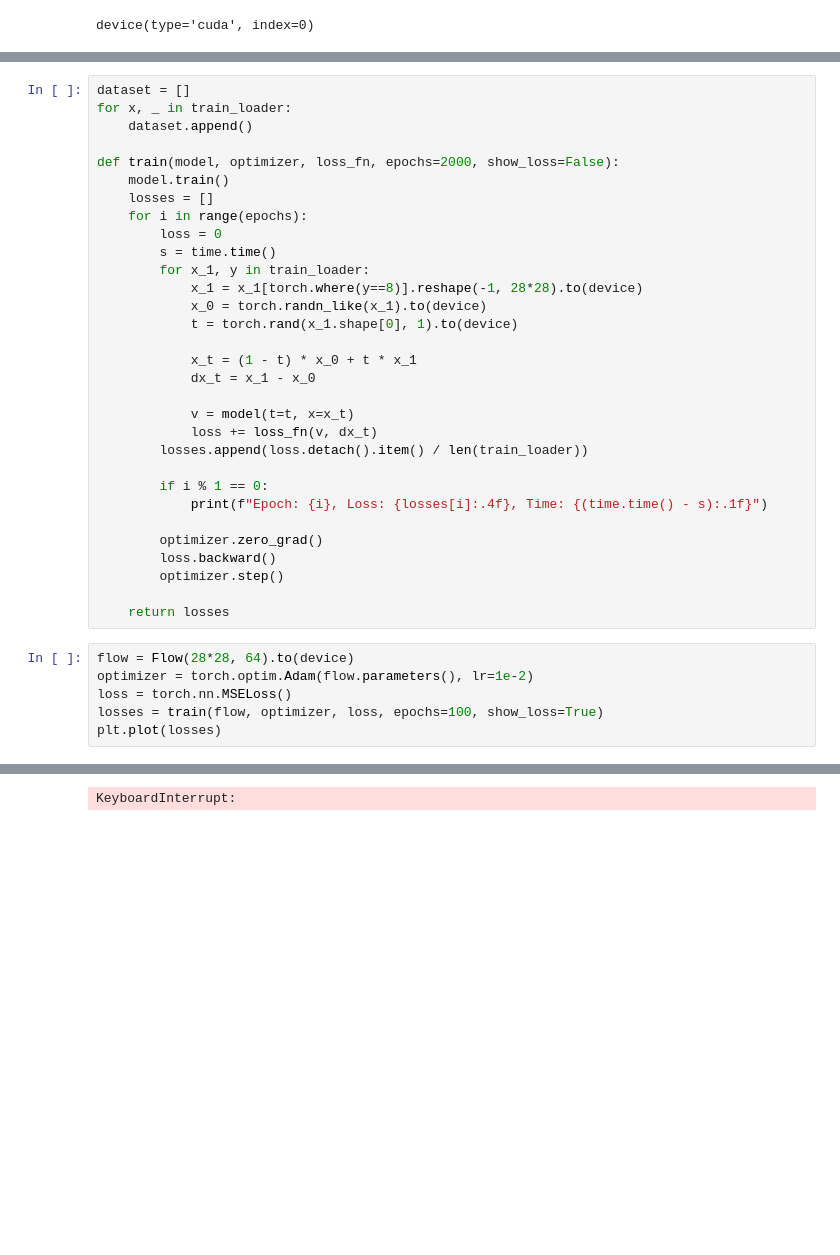
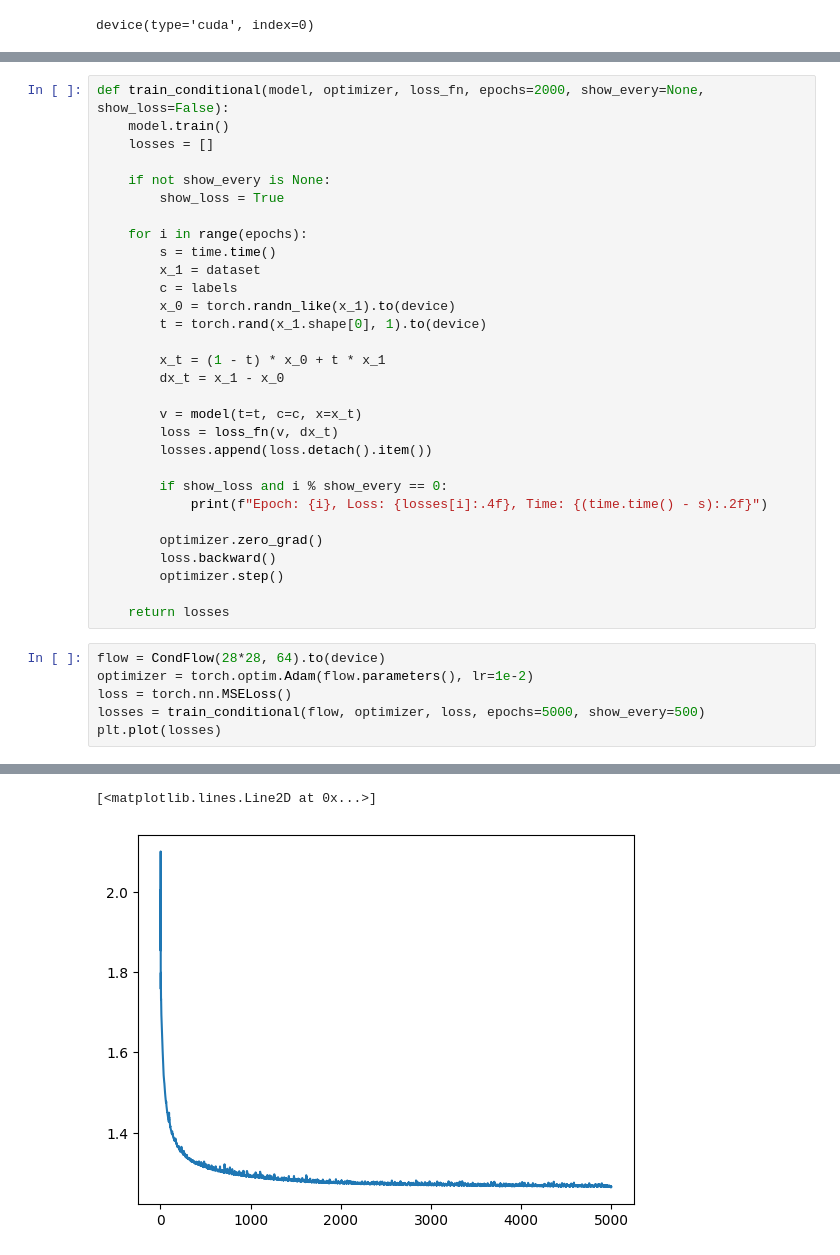
Before and after one commit to nidropakshin2/Amortized-learning, a Jupyter notebook: notebooks/MNIST_flow.ipynb, the cells around one changed output, grey strips where cells are left out. Saved outputs shown, nothing was run; the diff lists cells and outputs as text; blank space fills up the shorter version.

```diff
--- a/notebooks/MNIST_flow.ipynb
+++ b/notebooks/MNIST_flow.ipynb
@@ -122,28 +235,27 @@ plt.imshow(x_1.detach().cpu().numpy())
 # %%
-dataset = []
-for x, _ in train_loader:
-    dataset.append()
-
-def train(model, optimizer, loss_fn, epochs=2000, show_loss=False):
+def train_conditional(model, optimizer, loss_fn, epochs=2000, show_every=None, show_loss=False):
     model.train()
     losses = []
+
+    if not show_every is None:
+        show_loss = True
+
     for i in range(epochs):
-        loss = 0
         s = time.time()
-        for x_1, y in train_loader:
-            x_1 = x_1[torch.where(y==8)].reshape(-1, 28*28).to(device)
-            x_0 = torch.randn_like(x_1).to(device)
-            t = torch.rand(x_1.shape[0], 1).to(device)
+        x_1 = dataset
+        c = labels
+        x_0 = torch.randn_like(x_1).to(device)
+        t = torch.rand(x_1.shape[0], 1).to(device)
 
-            x_t = (1 - t) * x_0 + t * x_1
-            dx_t = x_1 - x_0
+        x_t = (1 - t) * x_0 + t * x_1
+        dx_t = x_1 - x_0
 
-            v = model(t=t, x=x_t)
-            loss += loss_fn(v, dx_t)
-        losses.append(loss.detach().item() / len(train_loader))
+        v = model(t=t, c=c, x=x_t)
+        loss = loss_fn(v, dx_t)
+        losses.append(loss.detach().item())
 
-        if i % 1 == 0:
-            print(f"Epoch: {i}, Loss: {losses[i]:.4f}, Time: {(time.time() - s):.1f}")
+        if show_loss and i % show_every == 0:
+            print(f"Epoch: {i}, Loss: {losses[i]:.4f}, Time: {(time.time() - s):.2f}")
 
         optimizer.zero_grad()
         loss.backward()
@@ -151,9 +263,9 @@ def train(model, optimizer, loss_fn, epochs=2000, show_loss=False):
 
     return losses
 # %%
-flow = Flow(28*28, 64).to(device)
+flow = CondFlow(28*28, 64).to(device)
 optimizer = torch.optim.Adam(flow.parameters(), lr=1e-2)
 loss = torch.nn.MSELoss()
-losses = train(flow, optimizer, loss, epochs=100, show_loss=True)
+losses = train_conditional(flow, optimizer, loss, epochs=5000, show_every=500)
 plt.plot(losses)
 # %% [output]
@@ -161,3 +282,4 @@ Epoch: 0, Loss: 2.1321, Time: 9.9
-KeyboardInterrupt:
+[<matplotlib.lines.Line2D at 0x...>]
+[figure, added]
 # %%
 n_steps = 10
```
Also changed, not shown: parts of 10 cells of this notebook.
